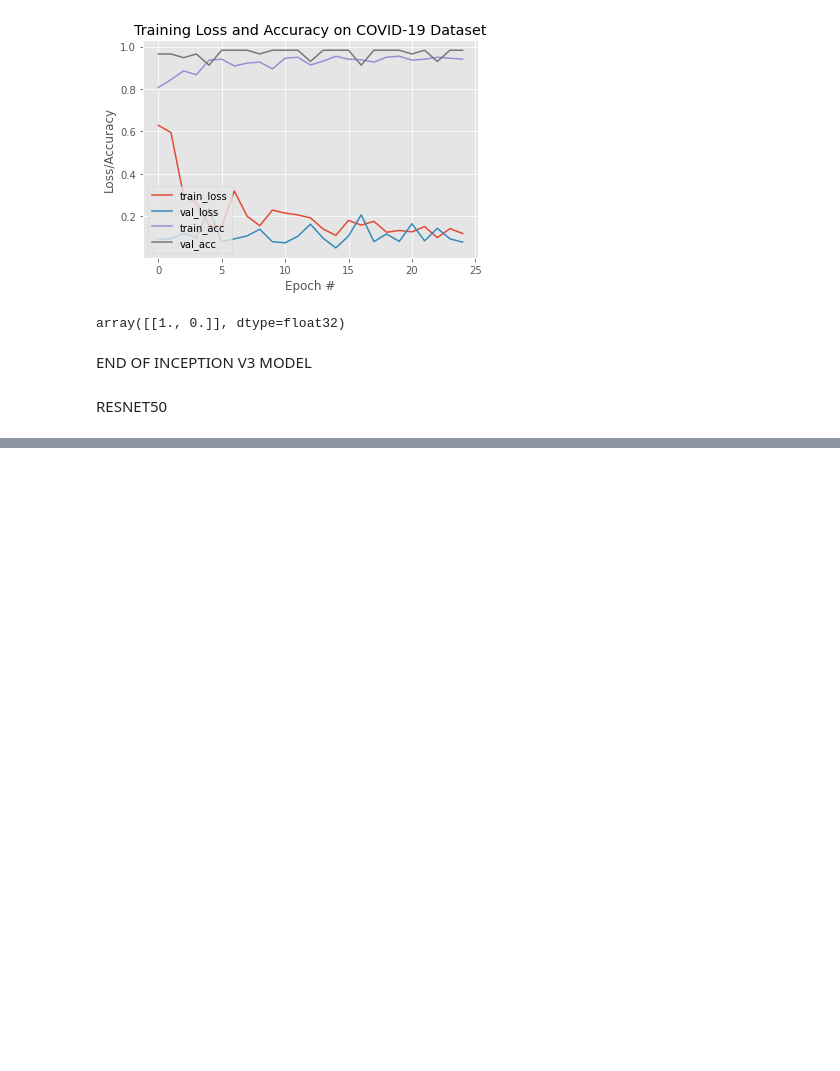
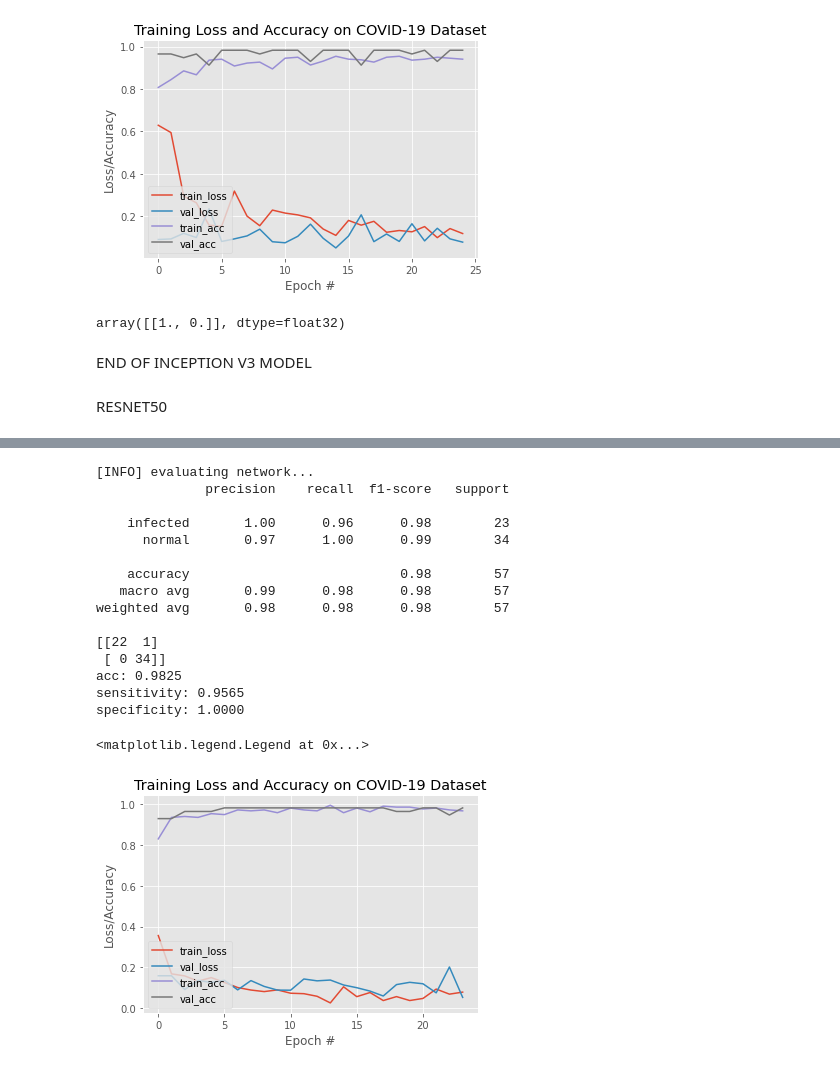
Before and after one commit to vaibhavG321/Classification-of-COVID-19-chest-X-ray-images, a Jupyter notebook: covid_VGG16.ipynb, the cells around one changed output, grey strips where cells are left out. Saved outputs shown, nothing was run; the diff lists cells and outputs as text; code cells hidden in the pictures; blank space fills up the shorter version.

```diff
--- a/covid_VGG16.ipynb
+++ b/covid_VGG16.ipynb
@@ -733,0 +1000,18 @@ array([[1.0000000e+00, 1.8941121e-11]], dtype=float32)
+# %%
+IMG_SHAPE = (224,224,3)
+
+# Create the base model from the pre-trained model Xception
+baseModel = tf.keras.applications.Xception(include_top=False,weights='imagenet',input_tensor=Input(shape=(224, 224, 3)))
+headModel = baseModel.output
+headModel = AveragePooling2D(pool_size=(4, 4))(headModel)
+headModel = Dropout(0.5)(headModel)
+headModel = Flatten(name="flatten")(headModel)
+headModel = Dense(64, activation="relu")(headModel)
+headModel = Dropout(0.5)(headModel)
+headModel = Dense(2, activation="softmax")(headModel)
+
+
+Xception_model= Model(inputs=baseModel.input, outputs=headModel)
+
+for layer in baseModel.layers:
+    layer.trainable = False
@@ -733,0 +1061,58 @@ array([[1.0000000e+00, 1.8941121e-11]], dtype=float32)
+# %%
+# make predictions on the testing set
+print("[INFO] evaluating network...")
+predIdxs = Xception_model.predict(testX, batch_size=BS)
+# for each image in the testing set we need to find the index of the
+# label with corresponding largest predicted probability
+predIdxs = np.argmax(predIdxs, axis=1)
+# show a nicely formatted classification report
+print(classification_report(testY.argmax(axis=1), predIdxs,
+	target_names=lb.classes_))
+
+
+
+  # compute the confusion matrix and and use it to derive the raw
+# accuracy, sensitivity, and specificity
+cm = confusion_matrix(testY.argmax(axis=1), predIdxs)
+total = sum(sum(cm))
+acc = (cm[0, 0] + cm[1, 1]) / total
+sensitivity = cm[0, 0] / (cm[0, 0] + cm[0, 1])
+specificity = cm[1, 1] / (cm[1, 0] + cm[1, 1])
+# show the confusion matrix, accuracy, sensitivity, and specificity
+print(cm)
+print("acc: {:.4f}".format(acc))
+print("sensitivity: {:.4f}".format(sensitivity))
+print("specificity: {:.4f}".format(specificity))
+
+
+# plot the training loss and accuracy
+N = 25
+plt.style.use("ggplot")
+plt.figure()
+plt.plot(np.arange(0, 24), H.history["loss"], label="train_loss")
+plt.plot(np.arange(0, 24), H.history["val_loss"], label="val_loss")
+plt.plot(np.arange(0, 24), H.history["accuracy"], label="train_acc")
+plt.plot(np.arange(0, 24), H.history["val_accuracy"], label="val_acc")
+plt.title("Training Loss and Accuracy on COVID-19 Dataset")
+plt.xlabel("Epoch #")
+plt.ylabel("Loss/Accuracy")
+plt.legend(loc="lower left")
+#plt.savefig(args["plot"])
+# %% [output]
+[INFO] evaluating network...
+              precision    recall  f1-score   support
+
+    infected       1.00      0.96      0.98        23
+      normal       0.97      1.00      0.99        34
+
+    accuracy                           0.98        57
+   macro avg       0.99      0.98      0.98        57
+weighted avg       0.98      0.98      0.98        57
+
+[[22  1]
+ [ 0 34]]
+acc: 0.9825
+sensitivity: 0.9565
+specificity: 1.0000
+<matplotlib.legend.Legend at 0x...>
+[figure, added]
```
Also changed, not shown: parts of 49 cells of this notebook.
